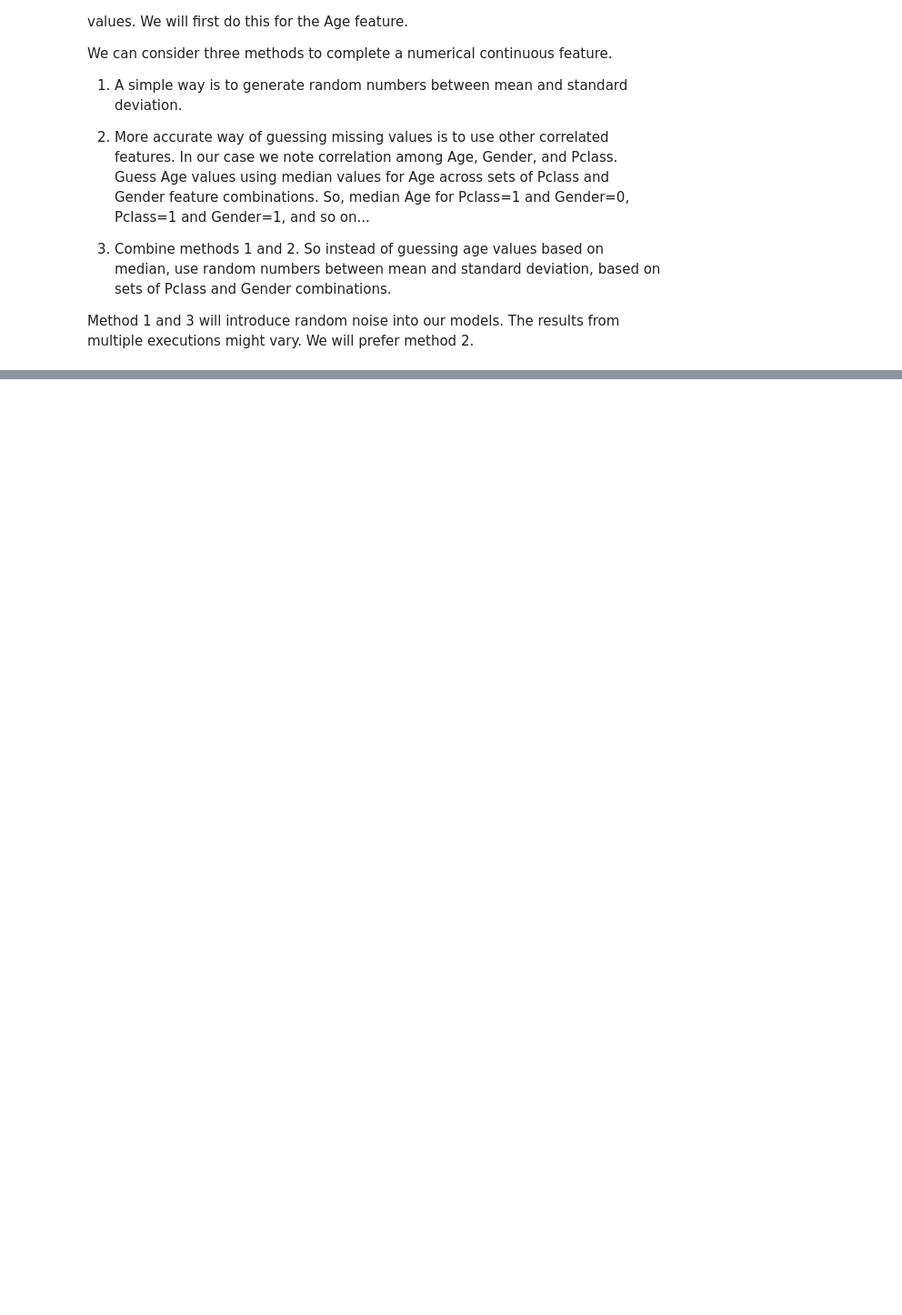
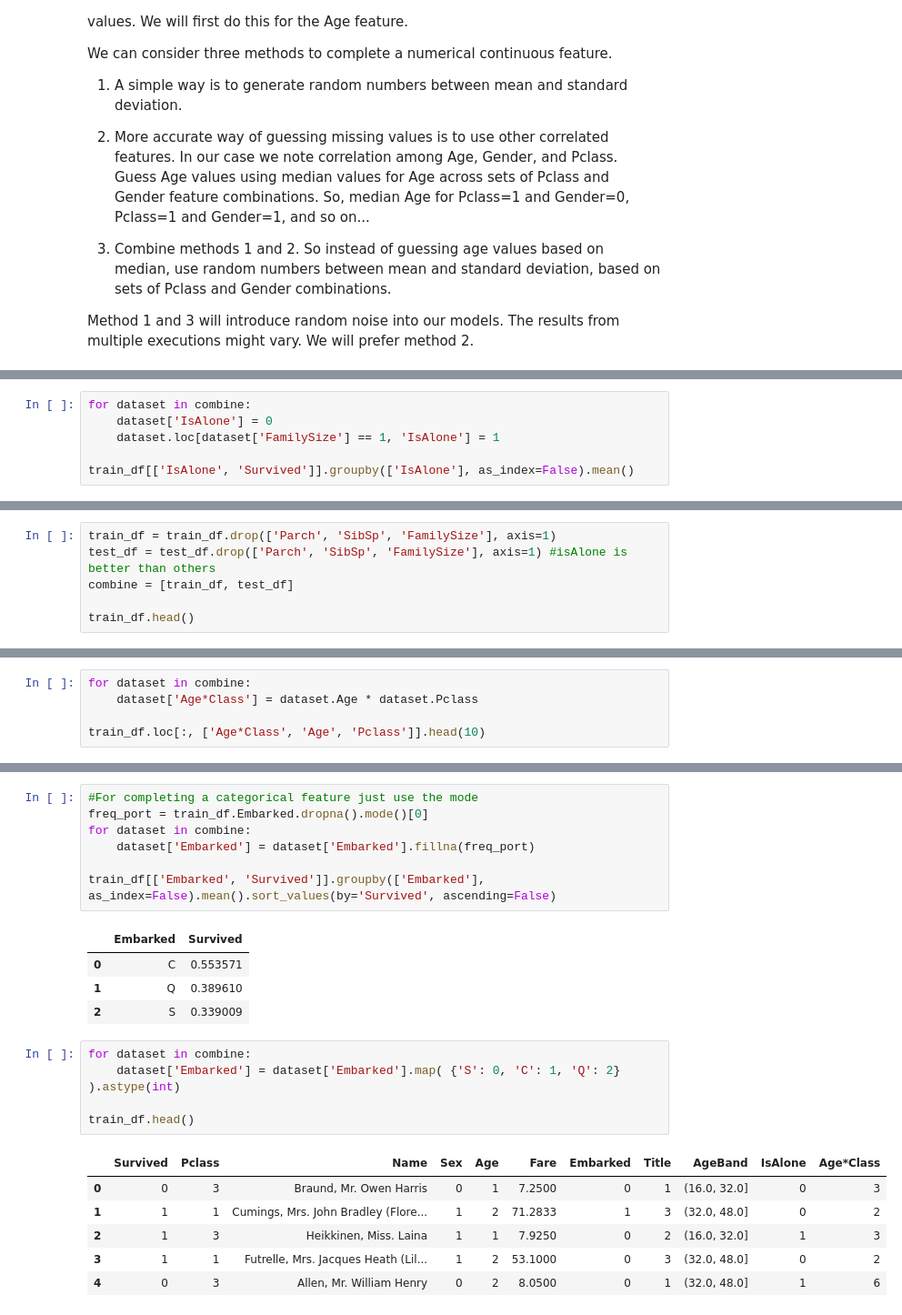
Before and after one commit to keerats7/Research, a Jupyter notebook: Machine Learning Week 1.ipynb, the cells around one changed output, grey strips where cells are left out. Shown at 91% size. Saved outputs shown, nothing was run; the diff lists cells and outputs as text; blank space fills up the shorter version.

```diff
--- a/Machine Learning Week 1.ipynb
+++ b/Machine Learning Week 1.ipynb
@@ -377,0 +458,6 @@ Method 1 and 3 will introduce random noise into our models. The results from mul
+# %%
+for dataset in combine:
+    dataset['IsAlone'] = 0
+    dataset.loc[dataset['FamilySize'] == 1, 'IsAlone'] = 1
+
+train_df[['IsAlone', 'Survived']].groupby(['IsAlone'], as_index=False).mean()
@@ -377,0 +468,6 @@ Method 1 and 3 will introduce random noise into our models. The results from mul
+# %%
+train_df = train_df.drop(['Parch', 'SibSp', 'FamilySize'], axis=1)
+test_df = test_df.drop(['Parch', 'SibSp', 'FamilySize'], axis=1) #isAlone is better than others
+combine = [train_df, test_df]
+
+train_df.head()
@@ -377,0 +481,5 @@ Method 1 and 3 will introduce random noise into our models. The results from mul
+# %%
+for dataset in combine:
+    dataset['Age*Class'] = dataset.Age * dataset.Pclass
+
+train_df.loc[:, ['Age*Class', 'Age', 'Pclass']].head(10)
@@ -377,0 +498,24 @@ Method 1 and 3 will introduce random noise into our models. The results from mul
+# %%
+#For completing a categorical feature just use the mode
+freq_port = train_df.Embarked.dropna().mode()[0]
+for dataset in combine:
+    dataset['Embarked'] = dataset['Embarked'].fillna(freq_port)
+
+train_df[['Embarked', 'Survived']].groupby(['Embarked'], as_index=False).mean().sort_values(by='Survived', ascending=False)
+# %% [output]
+|  | Embarked | Survived |
+| 0 | C | 0.553571 |
+| 1 | Q | 0.389610 |
+| 2 | S | 0.339009 |
+# %%
+for dataset in combine:
+    dataset['Embarked'] = dataset['Embarked'].map( {'S': 0, 'C': 1, 'Q': 2} ).astype(int)
+
+train_df.head()
+# %% [output]
+|  | Survived | Pclass | Name | Sex | Age | Fare | Embarked | Title | AgeBand | IsAlone | Age*Class |
+| 0 | 0 | 3 | Braund, Mr. Owen Harris | 0 | 1 | 7.2500 | 0 | 1 | (16.0, 32.0] | 0 | 3 |
+| 1 | 1 | 1 | Cumings, Mrs. John Bradley (Flore... | 1 | 2 | 71.2833 | 1 | 3 | (32.0, 48.0] | 0 | 2 |
+| 2 | 1 | 3 | Heikkinen, Miss. Laina | 1 | 1 | 7.9250 | 0 | 2 | (16.0, 32.0] | 1 | 3 |
+| 3 | 1 | 1 | Futrelle, Mrs. Jacques Heath (Lil... | 1 | 2 | 53.1000 | 0 | 3 | (32.0, 48.0] | 0 | 2 |
+| 4 | 0 | 3 | Allen, Mr. William Henry | 0 | 2 | 8.0500 | 0 | 1 | (32.0, 48.0] | 1 | 6 |
```
Also changed, not shown: parts of 24 cells of this notebook.
